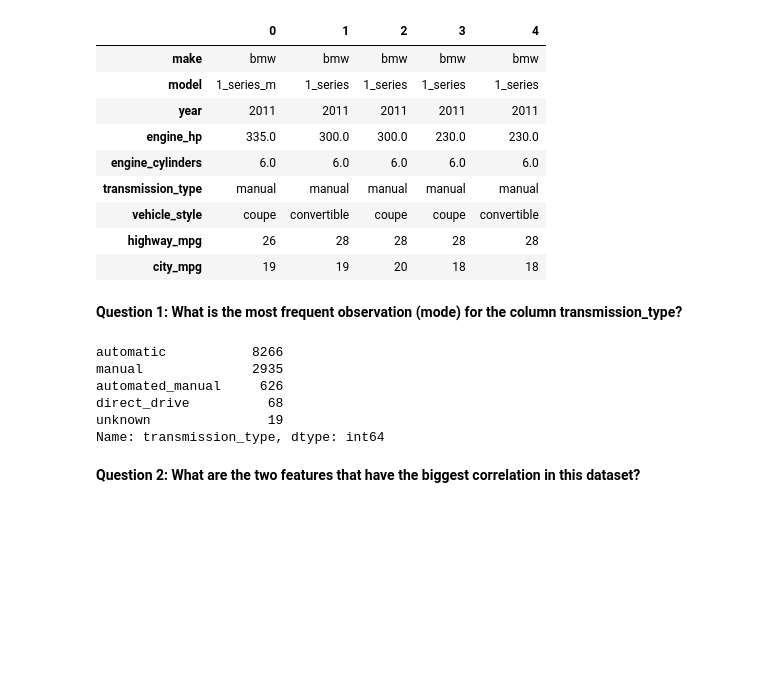
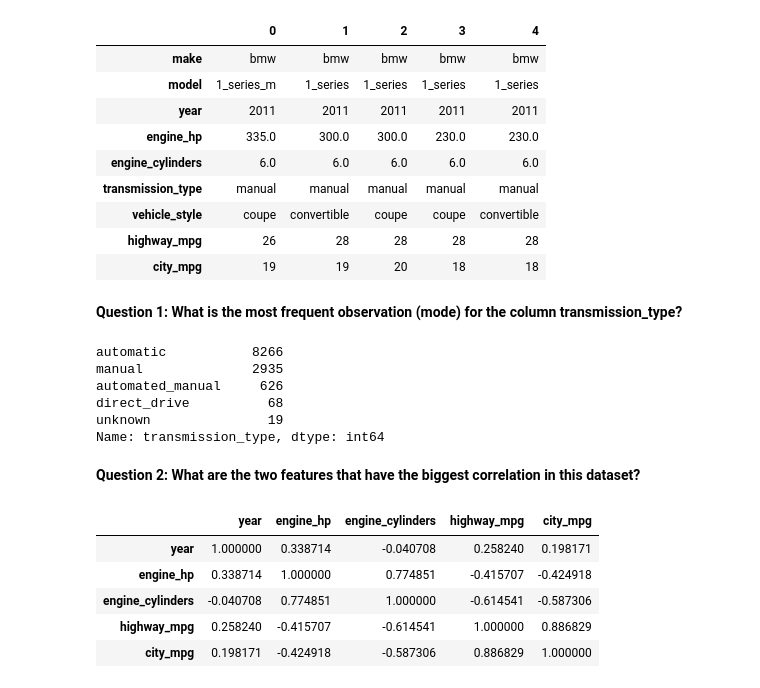
Before and after one commit to HannaPo/ML-zoomcamp, a Jupyter notebook: 03_classification.ipynb, the cells around one changed output. Cells and saved outputs as stored; diff of their text form; code cells hidden in the pictures; blank space fills up the shorter version.

```diff
--- a/03_classification.ipynb
+++ b/03_classification.ipynb
@@ -78,3 +121,12 @@ unknown               19
 Name: transmission_type, dtype: int64
 # %% [markdown]
 **Question 2: What are the two features that have the biggest correlation in this dataset?**
+# %%
+df_selected.corr()
+# %% [output]
+|  | year | engine_hp | engine_cylinders | highway_mpg | city_mpg |
+| year | 1.000000 | 0.338714 | -0.040708 | 0.258240 | 0.198171 |
+| engine_hp | 0.338714 | 1.000000 | 0.774851 | -0.415707 | -0.424918 |
+| engine_cylinders | -0.040708 | 0.774851 | 1.000000 | -0.614541 | -0.587306 |
+| highway_mpg | 0.258240 | -0.415707 | -0.614541 | 1.000000 | 0.886829 |
+| city_mpg | 0.198171 | -0.424918 | -0.587306 | 0.886829 | 1.000000 |
```
Also changed, not shown: parts of 30 cells of this notebook.
